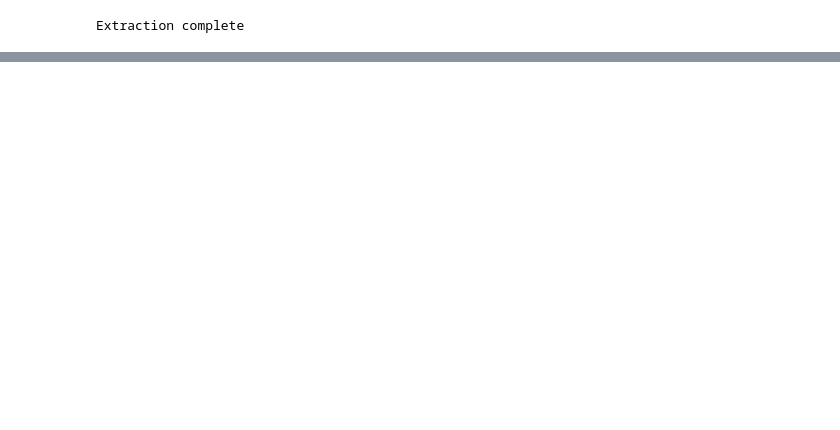
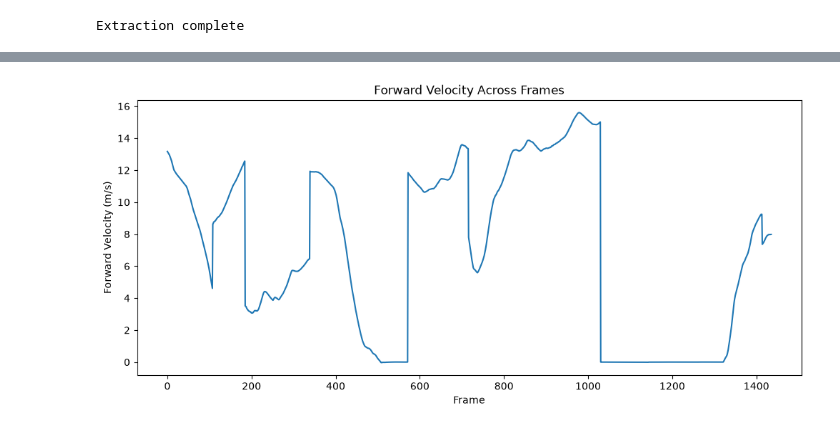
Before and after one commit to Moksh16/sensor-localization-analysis, a Jupyter notebook: main.ipynb, the cells around one changed output, grey strips where cells are left out. Drawn from its saved outputs; the diff is of its cells as text; code cells hidden in the pictures; blank space fills up the shorter version.

```diff
--- a/main.ipynb
+++ b/main.ipynb
@@ -257,0 +165,12 @@ Name: 0, dtype: float64
+# %%
+plt.figure(figsize=(12, 5))
+
+plt.plot(df["vf"])
+
+plt.title("Forward Velocity Across Frames")
+plt.xlabel("Frame")
+plt.ylabel("Forward Velocity (m/s)")
+
+plt.show()
+# %% [output]
+[figure, added]
```
Also changed, not shown: parts of 37 cells of this notebook, 1 other file.
